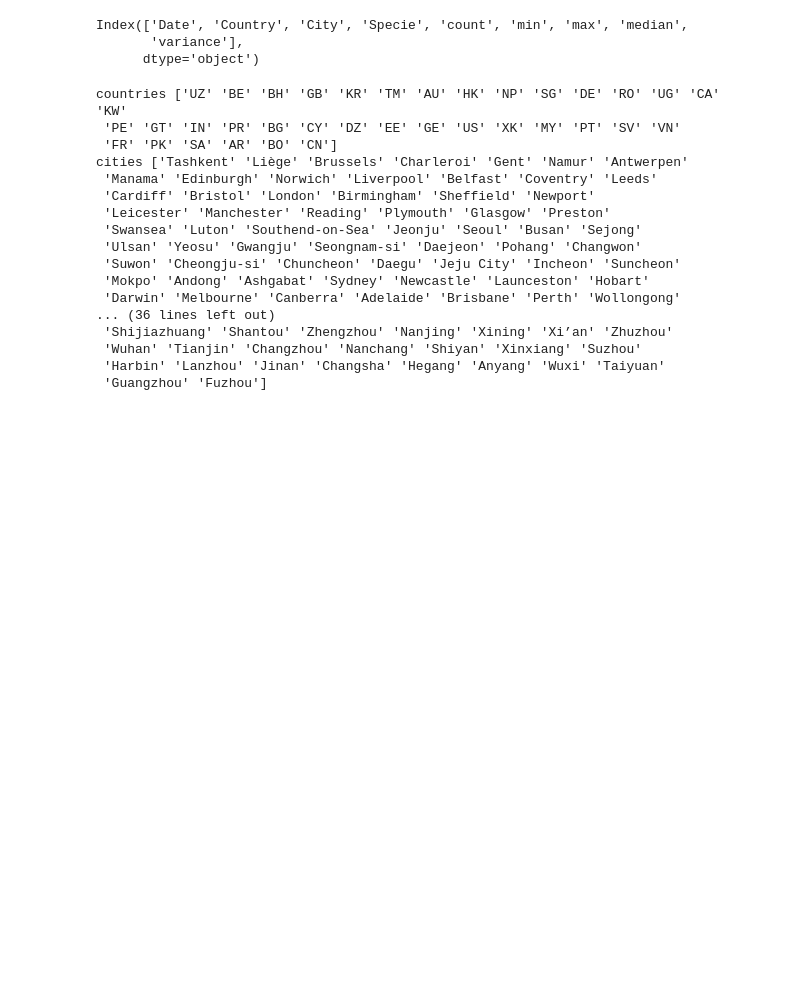
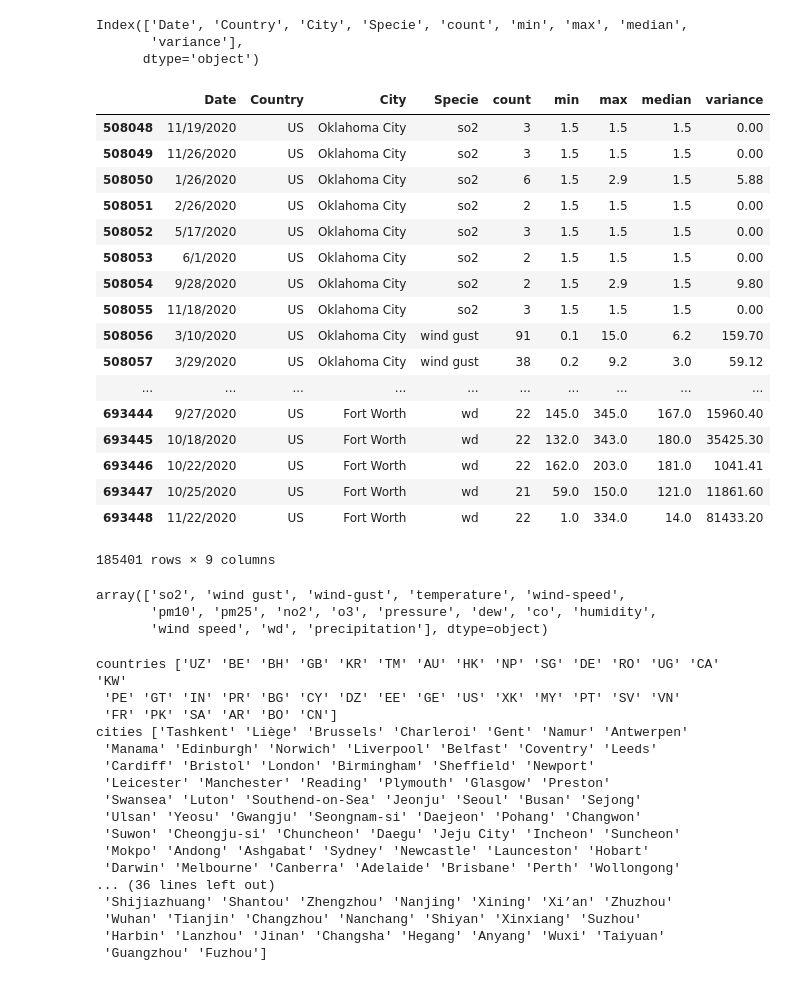
Before and after one commit to dcrago/Team50_Project, a Jupyter notebook: Team_50_Project.ipynb, the cells around one changed output. Drawn from its saved outputs; the diff is of its cells as text; code cells hidden in the pictures; blank space fills up the shorter version.

```diff
--- a/Team_50_Project.ipynb
+++ b/Team_50_Project.ipynb
@@ -69,6 +69,34 @@ AQI.columns
 Index(['Date', 'Country', 'City', 'Specie', 'count', 'min', 'max', 'median',
        'variance'],
       dtype='object')
+# %%
+AQI_US = AQI.loc[AQI['Country'] == 'US']
+AQI_US
+# %% [output]
+|  | Date | Country | City | Specie | count | min | max | median | variance |
+| 508048 | 11/19/2020 | US | Oklahoma City | so2 | 3 | 1.5 | 1.5 | 1.5 | 0.00 |
+| 508049 | 11/26/2020 | US | Oklahoma City | so2 | 3 | 1.5 | 1.5 | 1.5 | 0.00 |
+| 508050 | 1/26/2020 | US | Oklahoma City | so2 | 6 | 1.5 | 2.9 | 1.5 | 5.88 |
+| 508051 | 2/26/2020 | US | Oklahoma City | so2 | 2 | 1.5 | 1.5 | 1.5 | 0.00 |
+| 508052 | 5/17/2020 | US | Oklahoma City | so2 | 3 | 1.5 | 1.5 | 1.5 | 0.00 |
+| 508053 | 6/1/2020 | US | Oklahoma City | so2 | 2 | 1.5 | 1.5 | 1.5 | 0.00 |
+| 508054 | 9/28/2020 | US | Oklahoma City | so2 | 2 | 1.5 | 2.9 | 1.5 | 9.80 |
+| 508055 | 11/18/2020 | US | Oklahoma City | so2 | 3 | 1.5 | 1.5 | 1.5 | 0.00 |
+| 508056 | 3/10/2020 | US | Oklahoma City | wind gust | 91 | 0.1 | 15.0 | 6.2 | 159.70 |
+| 508057 | 3/29/2020 | US | Oklahoma City | wind gust | 38 | 0.2 | 9.2 | 3.0 | 59.12 |
+| ... | ... | ... | ... | ... | ... | ... | ... | ... | ... |
+| 693444 | 9/27/2020 | US | Fort Worth | wd | 22 | 145.0 | 345.0 | 167.0 | 15960.40 |
+| 693445 | 10/18/2020 | US | Fort Worth | wd | 22 | 132.0 | 343.0 | 180.0 | 35425.30 |
+| 693446 | 10/22/2020 | US | Fort Worth | wd | 22 | 162.0 | 203.0 | 181.0 | 1041.41 |
+| 693447 | 10/25/2020 | US | Fort Worth | wd | 21 | 59.0 | 150.0 | 121.0 | 11861.60 |
+| 693448 | 11/22/2020 | US | Fort Worth | wd | 22 | 1.0 | 334.0 | 14.0 | 81433.20 |
+185401 rows × 9 columns
+# %%
+pd.unique(AQI_US['Specie'])
+# %% [output]
+array(['so2', 'wind gust', 'wind-gust', 'temperature', 'wind-speed',
+       'pm10', 'pm25', 'no2', 'o3', 'pressure', 'dew', 'co', 'humidity',
+       'wind speed', 'wd', 'precipitation'], dtype=object)
 # %%
 #lists of countries and cities
 print('countries', pd.unique(AQI['Country']))
```
Also changed, not shown: parts of 1 cell of this notebook.
